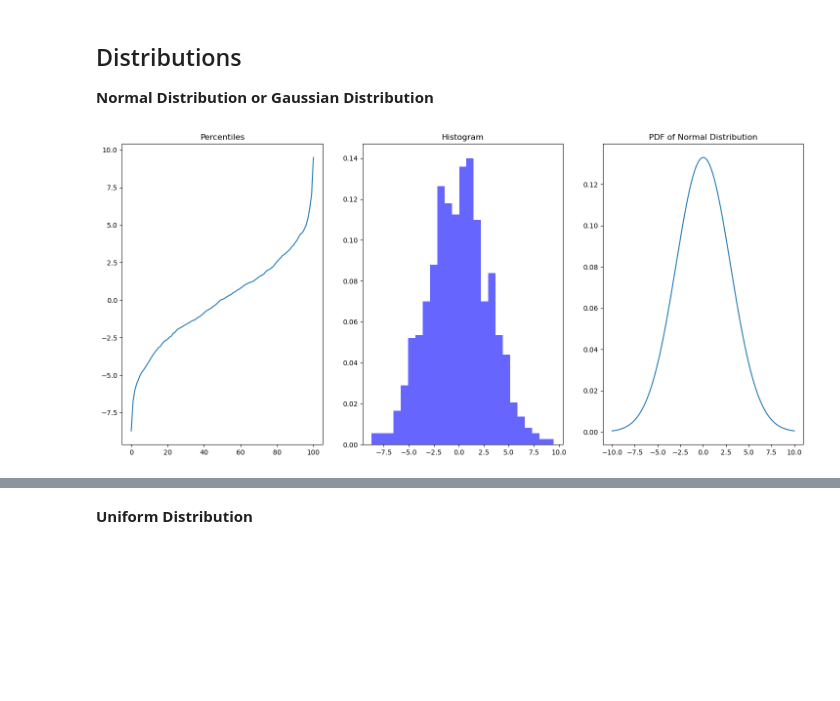
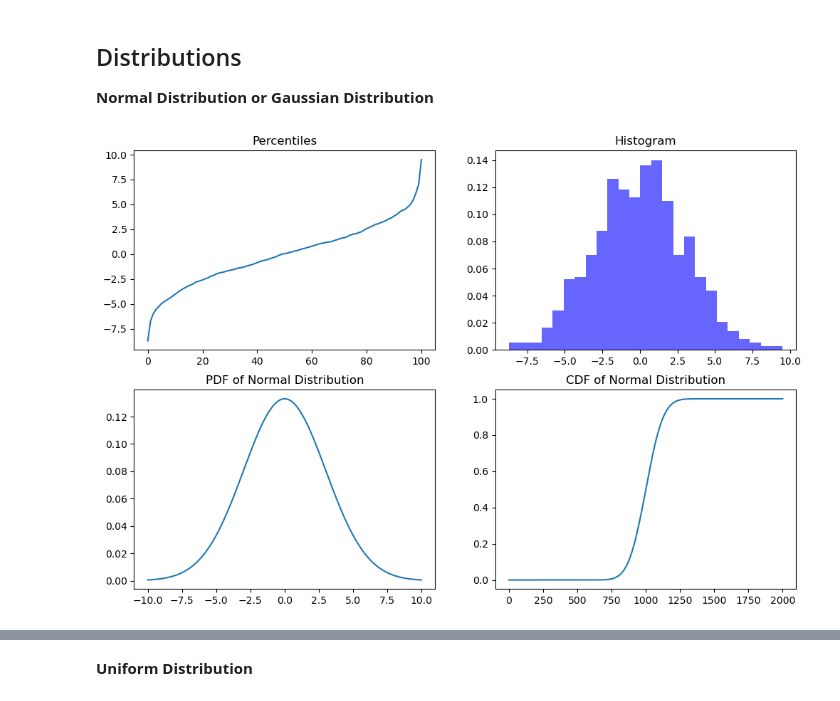
Before and after one commit to kannanjayachandran/Full-Stack-Data-Science, a Jupyter notebook: 05. Data_Science-I/Notebooks/Probability.ipynb, the cells around one changed output, grey strips where cells are left out. Cells and saved outputs as stored; diff of their text form; code cells hidden in the pictures; blank space fills up the shorter version.

```diff
--- a/05. Data_Science-I/Notebooks/Probability.ipynb
+++ b/05. Data_Science-I/Notebooks/Probability.ipynb
@@ -11,27 +11,33 @@ from scipy import stats
 # %%
 # Parameters for the normal distribution
 mean, std_dev, seed = 0, 3, 89765
 rng = np.random.default_rng(seed)
 
 # Generate random observations from the normal distribution
 observations = rng.normal(mean, std_dev, size=1000)
 percentiles = np.percentile(observations, np.arange(0, 101))
 
-# Calculate the PDF of the normal distribution
+# Calculate PDF
 data_points = np.arange(-10, 10, 0.01)
-pdf = 1 / (std_dev * np.sqrt(2 * np.pi)) * np.exp(-(data_points - mean)**2 / (2 * std_dev**2))
+pdf = 1 / (std_dev * np.sqrt(2 * np.pi)) * np.exp(-((data_points - mean)**2) / (2 * std_dev**2))
+
+# calculating CDF
+cdf = stats.norm.cdf(data_points)
 
 # Plotting
-_, axes = plt.subplots(1, 3, figsize=(18, 8))
-axes[0].plot(percentiles)
-axes[0].set_title('Percentiles')
+_, axes = plt.subplots(2, 2, figsize=(12, 8))
+axes[0, 0].plot(percentiles)
+axes[0, 0].set_title('Percentiles')
 
-axes[1].hist(observations, bins=25, density=True, alpha=0.6, color='b')
-axes[1].set_title('Histogram')
+axes[0, 1].hist(observations, bins=25, density=True, alpha=0.6, color='b')
+axes[0, 1].set_title('Histogram')
 
-axes[2].plot(data_points, pdf)
-axes[2].set_title('PDF of Normal Distribution')
+axes[1, 0].plot(data_points, pdf)
+axes[1, 0].set_title('PDF of Normal Distribution')
+
+axes[1, 1].plot(cdf)
+axes[1, 1].set_title('CDF of Normal Distribution')
 
 plt.show()
 # %% [output]
-[figure, old version]
+[figure, new version]
```
Also changed, not shown: parts of 7 cells of this notebook.
